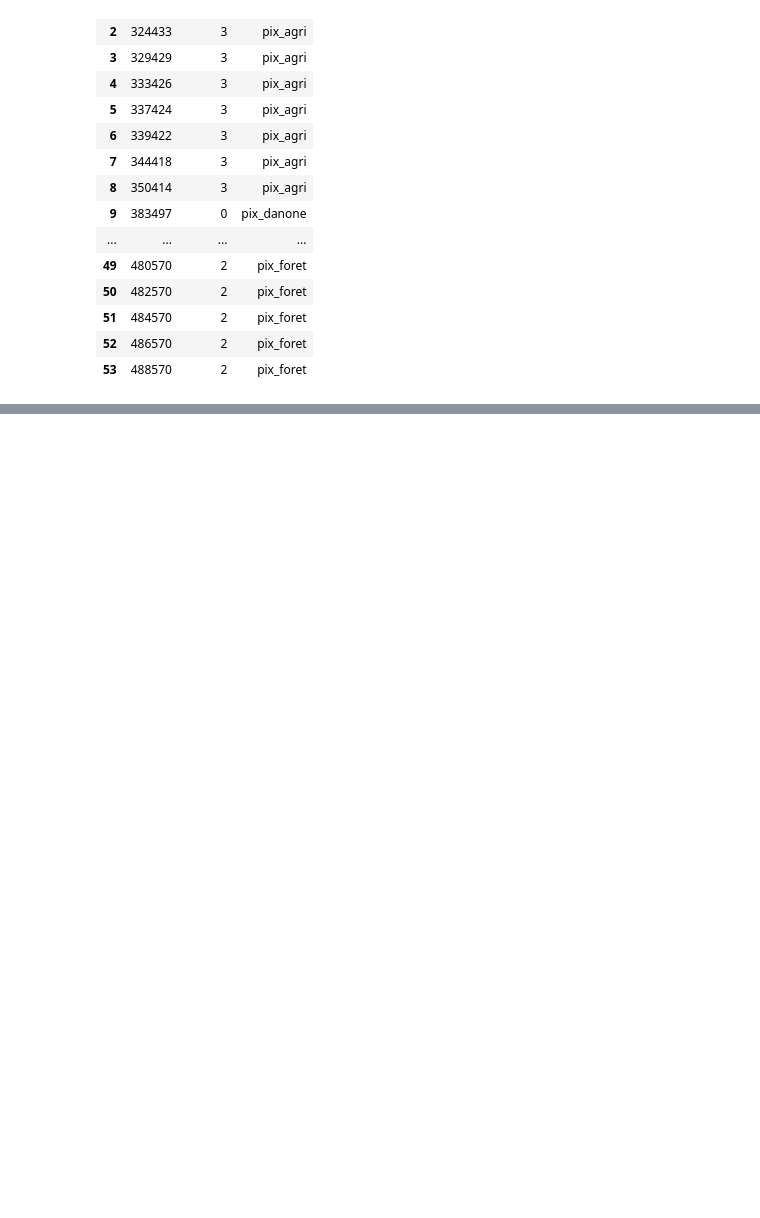
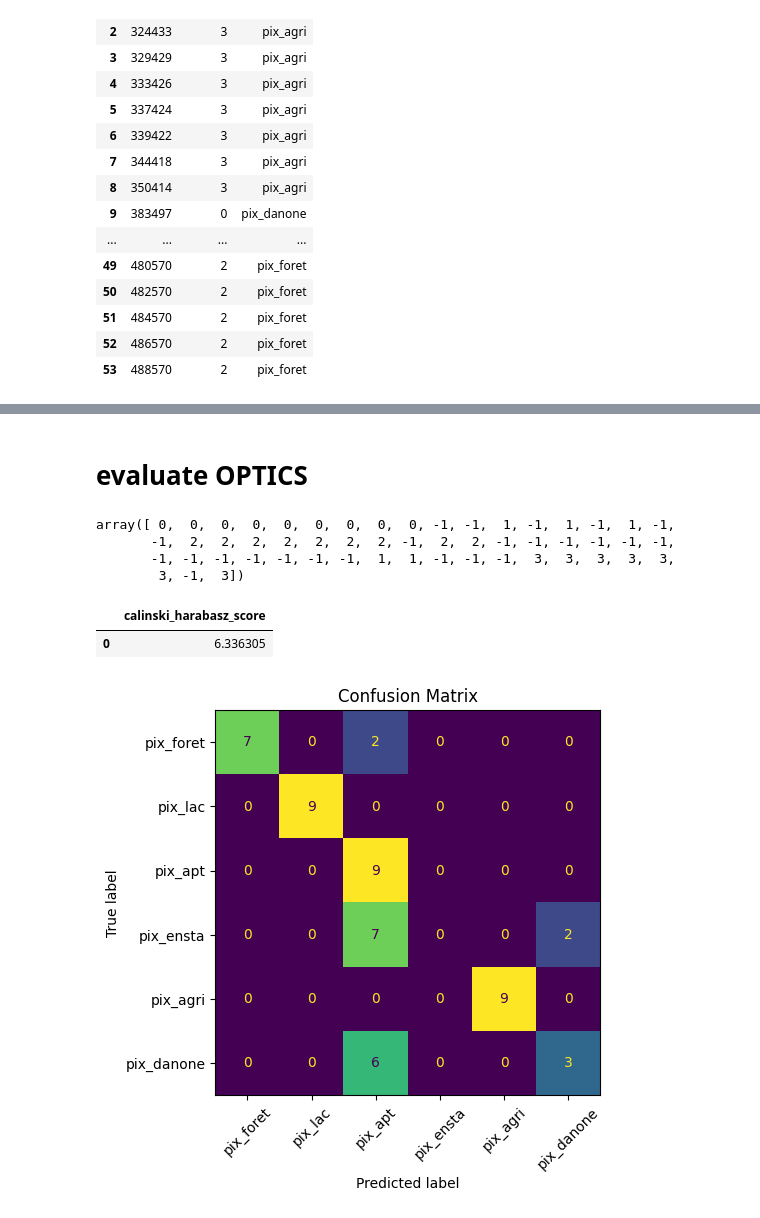
Before and after one commit to Projet-fil-rouge-IODAA/FilRouge_territoires, a Jupyter notebook: scripts/scripts_python/tsfresh_analysis.ipynb, the cells around one changed output, grey strips where cells are left out. Saved outputs shown, nothing was run; the diff lists cells and outputs as text; code cells hidden in the pictures; blank space fills up the shorter version.

```diff
--- a/scripts/scripts_python/tsfresh_analysis.ipynb
+++ b/scripts/scripts_python/tsfresh_analysis.ipynb
@@ -191,0 +249,22 @@ km_results
+# %% [markdown]
+# evaluate OPTICS
+# %%
+optics = OPTICS(min_samples=5)
+classes_op = optics.fit_predict(extrac_features_NOna)
+classes_op
+# %% [output]
+array([ 0,  0,  0,  0,  0,  0,  0,  0,  0, -1, -1,  1, -1,  1, -1,  1, -1,
+       -1,  2,  2,  2,  2,  2,  2,  2, -1,  2,  2, -1, -1, -1, -1, -1, -1,
+       -1, -1, -1, -1, -1, -1, -1,  1,  1, -1, -1, -1,  3,  3,  3,  3,  3,
+        3, -1,  3])
+# %%
+evaluate_op = evaluator_de_experiences(classes_op, pix_list, dic_pix, extrac_features_NOna)
+# %%
+evaluate_op.metrics_clustering()
+# %% [output]
+|  | calinski_harabasz_score |
+| 0 | 6.336305 |
+# %%
+evaluate_op.confusion_matrix()
+# %% [output]
+[figure, added]
```
Also changed, not shown: parts of 30 cells of this notebook.
